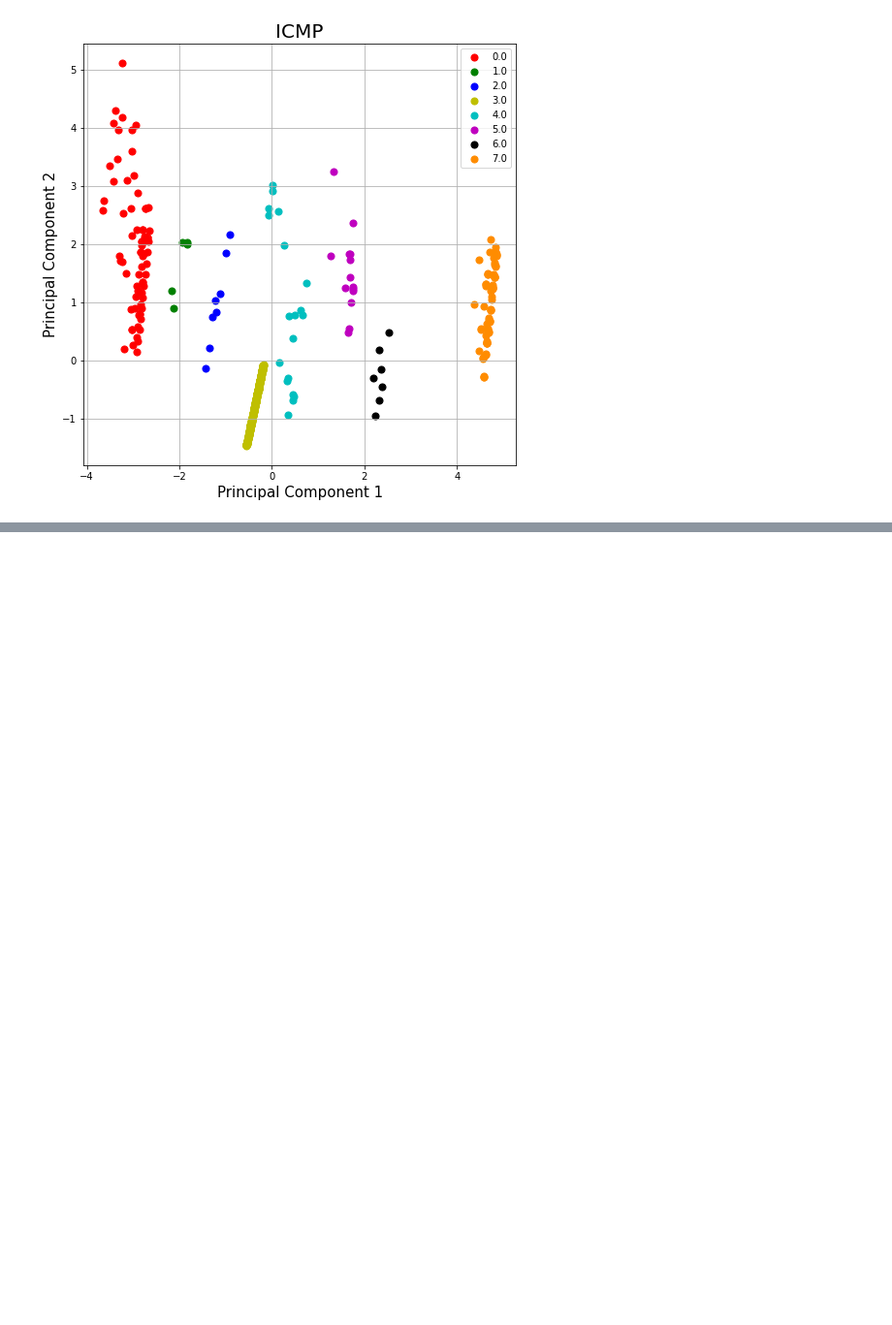
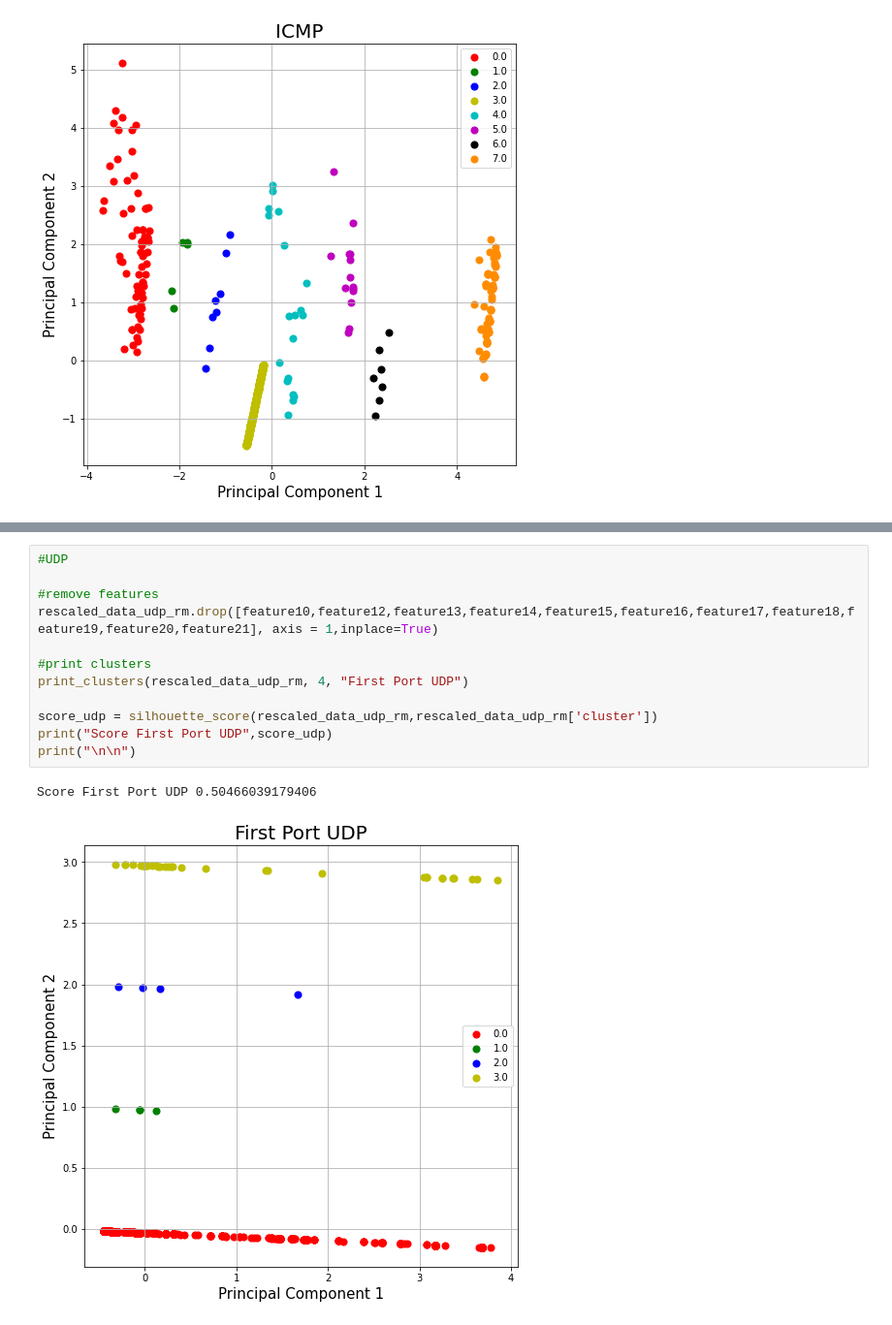
Before and after one commit to CyberSecLabBS/Honeypot_analysis, a Jupyter notebook: 3c_Progetto_Sicurezza_informatica_BIRCH.ipynb, the cells around one changed output, grey strips where cells are left out. Shown at 97% size. Drawn from its saved outputs; the diff is of its cells as text; blank space fills up the shorter version.

```diff
--- a/3c_Progetto_Sicurezza_informatica_BIRCH.ipynb
+++ b/3c_Progetto_Sicurezza_informatica_BIRCH.ipynb
@@ -276,0 +295,15 @@ print_clusters(old_data_icmp,8,'ICMP')
+# %%
+#UDP
+
+#remove features
+rescaled_data_udp_rm.drop([feature10,feature12,feature13,feature14,feature15,feature16,feature17,feature18,feature19,feature20,feature21], axis = 1,inplace=True)
+
+#print clusters
+print_clusters(rescaled_data_udp_rm, 4, "First Port UDP")
+
+score_udp = silhouette_score(rescaled_data_udp_rm,rescaled_data_udp_rm['cluster'])
+print("Score First Port UDP",score_udp)
+print("\n\n")
+# %% [output]
+Score First Port UDP 0.50466039179406
+[figure, added]
```
Also changed, not shown: parts of 2 cells of this notebook.
